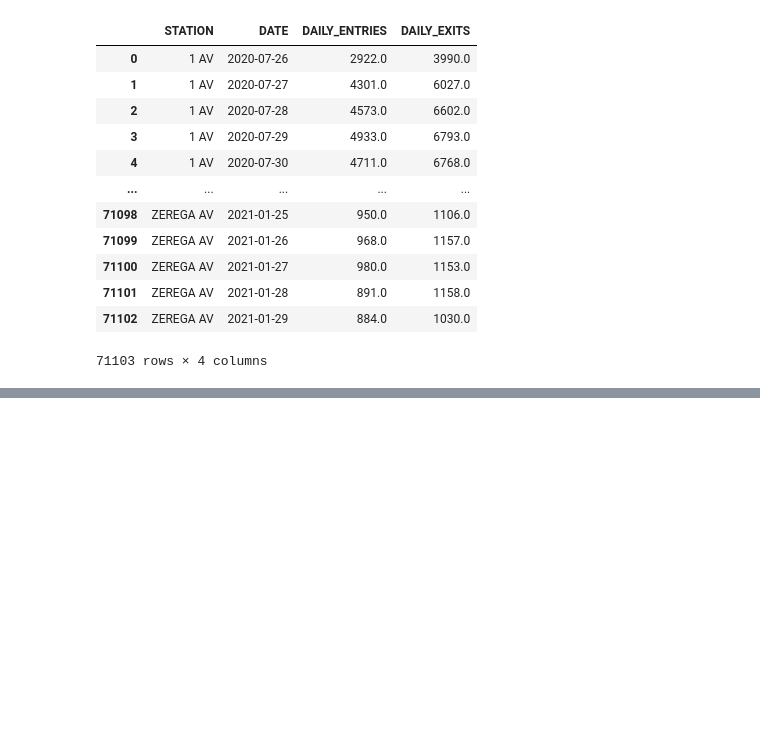
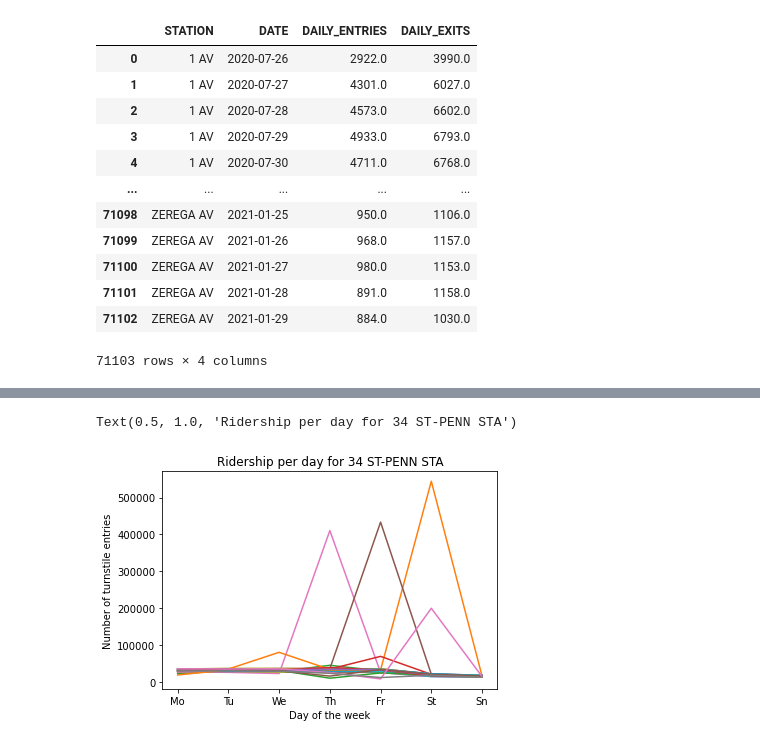
Before and after one commit to jaykwon2/MTA_EDA, a Jupyter notebook: EDA_Project_Jay_Kwon_v1.0.ipynb, the cells around one changed output, grey strips where cells are left out. Saved outputs shown, nothing was run; the diff lists cells and outputs as text; code cells hidden in the pictures; blank space fills up the shorter version.

```diff
--- a/EDA_Project_Jay_Kwon_v1.0.ipynb
+++ b/EDA_Project_Jay_Kwon_v1.0.ipynb
@@ -714,0 +906,6 @@ station_daily_test
+# %%
+penn_daily['DAY_OF_WEEK_NUM'] = pd.to_datetime(penn_daily['DATE']).dt.dayofweek
+# taking the 'DATE' converting into datetime object via 'to_datetime'; then extracting the day of the week using dt.dayofweek; dt. is an attribute within datetime object. .dayofweek, given dt gives day of the week. dt <-- what you use if you do anything with dates; helps you extract the datetime attribute of the series. dt; this is all pandas.
+penn_daily['WEEK_OF_YEAR'] = pd.to_datetime(penn_daily['DATE']).dt.week
+# .week <-- gives week of the year
+penn_daily.head() # 6 is Sunday 0 is Monday
@@ -714,0 +919,13 @@ station_daily_test
+# %%
+for i, group in penn_daily.groupby('WEEK_OF_YEAR'):
+    plt.plot(group['DAY_OF_WEEK_NUM'], group['DAILY_ENTRIES'])
+# just a for loop; grouping of the Week of the year, for every week it is; and for each group plotting, with day of week as x-axis and daily entries as y axis.
+
+
+plt.xlabel('Day of the week')
+plt.ylabel('Number of turnstile entries')
+plt.xticks(np.arange(7),['Mo','Tu','We','Th','Fr','St','Sn']) # changing x-tick labels np.arange(7) is the index location of the labels, then list for actual labels that we want for the tick mark.
+plt.title('Ridership per day for 34 ST-PENN STA')
+# %% [output]
+Text(0.5, 1.0, 'Ridership per day for 34 ST-PENN STA')
+[figure, added]
```
Also changed, not shown: parts of 31 cells of this notebook, 1 other file.
